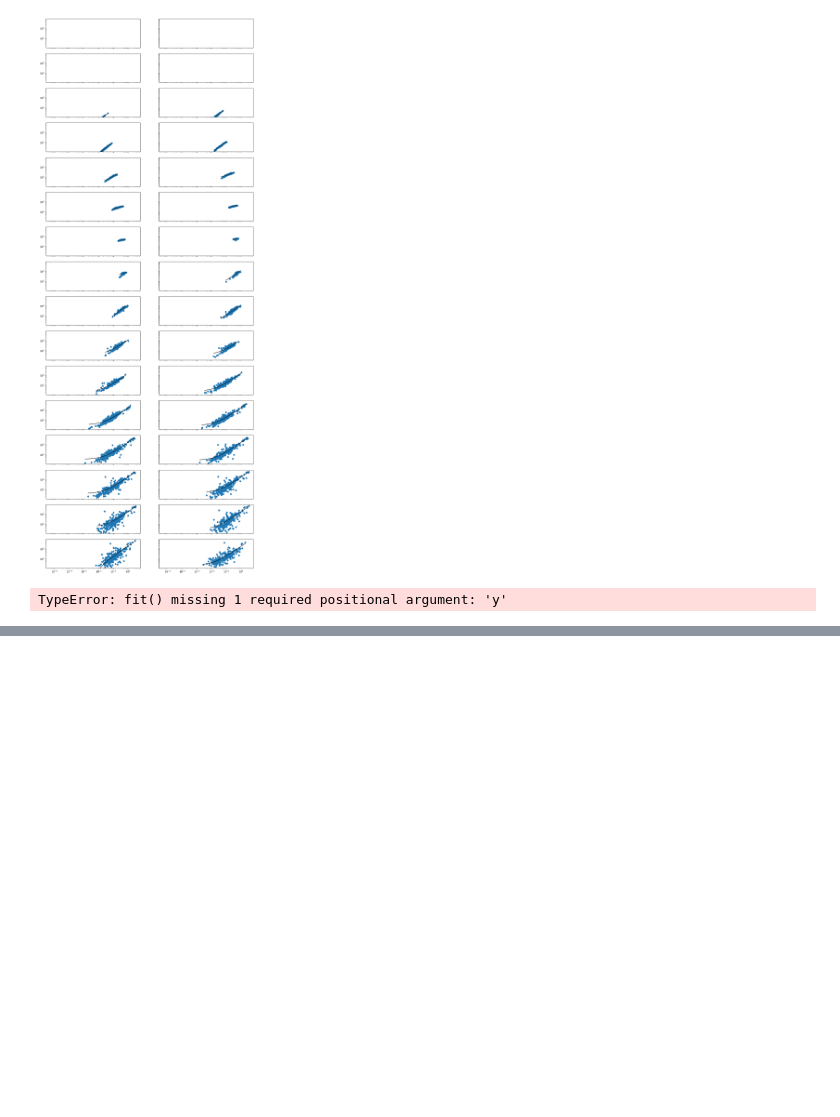
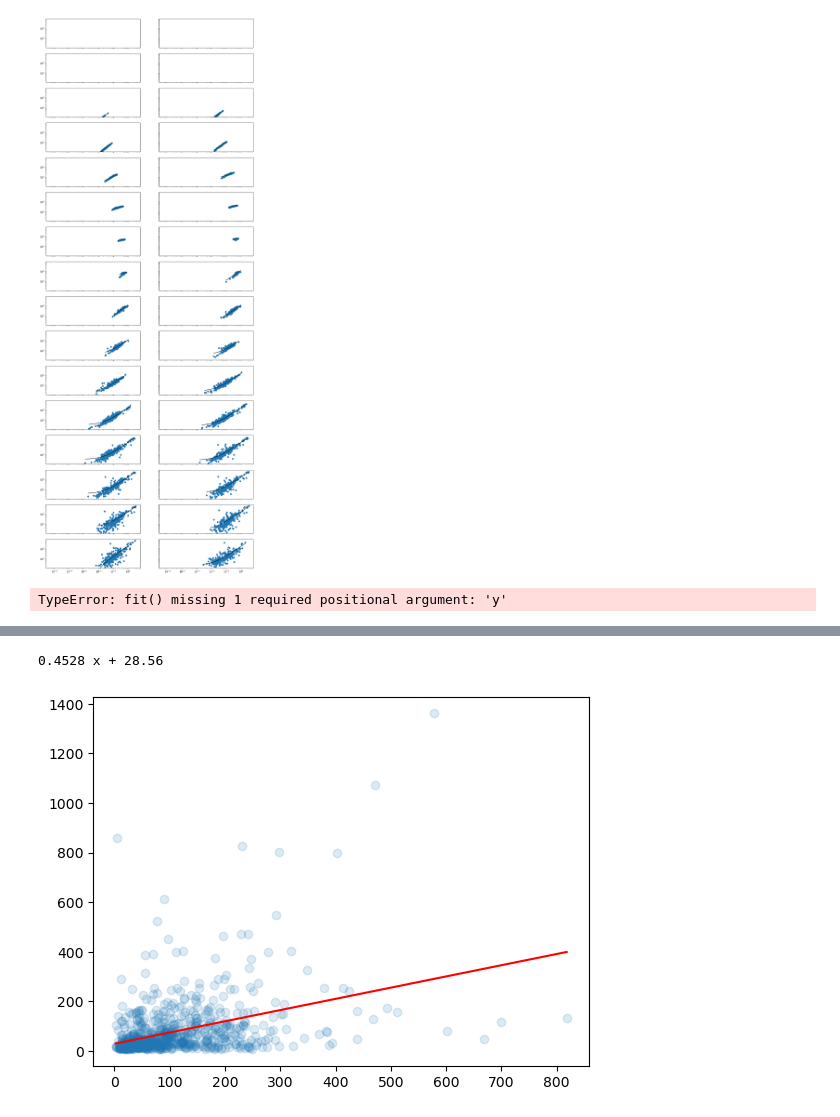
Before and after one commit to eScience-course/-Tjaernoe2022-group1, a Jupyter notebook: notebooks/Stefan/N100 Model vs SO4.ipynb, the cells around one changed output, grey strips where cells are left out. Drawn from its saved outputs; the diff is of its cells as text; code cells hidden in the pictures; blank space fills up the shorter version.

```diff
--- a/notebooks/Stefan/N100 Model vs SO4.ipynb
+++ b/notebooks/Stefan/N100 Model vs SO4.ipynb
@@ -650,0 +966,12 @@ print(r2_score)
+# %%
+f, ax = plt.subplots()
+ax.scatter(x = ALLDATA['N50'], y = ALLDATA['N50_Model'],alpha = 0.15)
+_dss = ALLDATA.to_dataframe().dropna()
+z = np.polyfit(_dss['N50'], _dss['N50_Model'], 1)
+p = np.poly1d(z)
+x= np.linspace(_dss['N50'].min(), _dss['N50'].max())
+ax.plot( x, p(x), c = col, )
+print(p)
+# %% [output]
+0.4528 x + 28.56
+[figure, added]
```
Also changed, not shown: parts of 32 cells of this notebook, 1 other file.
